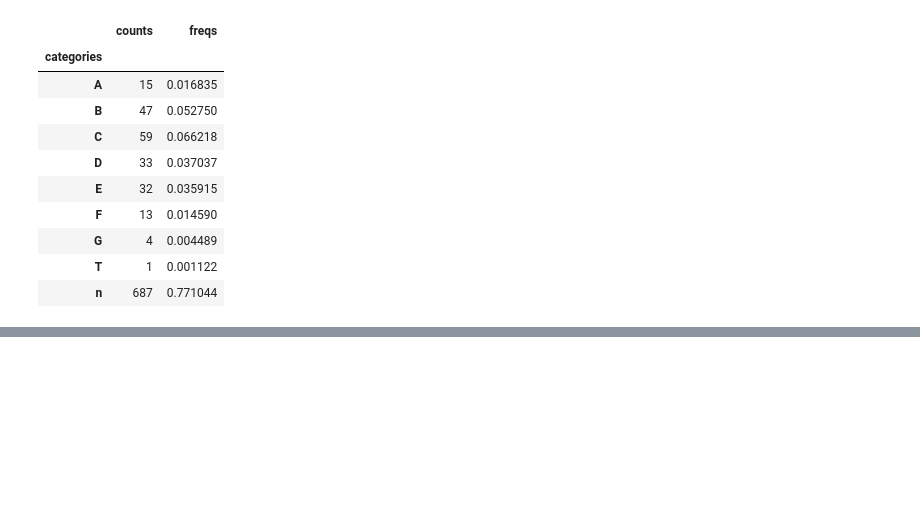
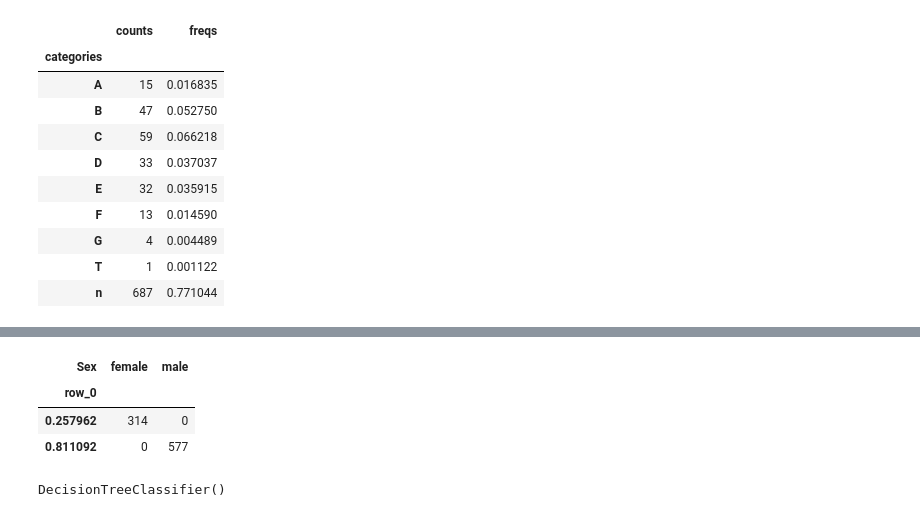
Before and after one commit to DanHuuTran/TitanicDecisionTree, a Jupyter notebook: titanic-analysis.ipynb, the cells around one changed output, grey strips where cells are left out. Cells and saved outputs as stored; diff of their text form; code cells hidden in the pictures; blank space fills up the shorter version.

```diff
--- a/titanic-analysis.ipynb
+++ b/titanic-analysis.ipynb
@@ -284,0 +354,13 @@ cabin_sur
+# %%
+# Initialize label encoder
+label_encoder = preprocessing.LabelEncoder()
+
+# Convert Sex variable to numeric
+encoded_sex = label_encoder.fit_transform(df["Sex"])
+
+# Initialize model
+tree_model = tree.DecisionTreeClassifier()
+
+# Train the model
+tree_model.fit(X = pd.DataFrame(encoded_sex),
+               y = df["Survived"])
@@ -284,0 +377,20 @@ cabin_sur
+# %%
+# Get survival probability
+preds = tree_model.predict_proba(X = pd.DataFrame(encoded_sex))
+
+pd.crosstab(preds[:,0], df["Sex"])
+# %% [output]
+| Sex | female | male |
+| row_0 |  |  |
+| 0.257962 | 314 | 0 |
+| 0.811092 | 0 | 577 |
+# %%
+#Adding another variable, to the model and make a dataframe with the sex variable
+
+predictors = pd.DataFrame([encoded_sex, df["Pclass"]]).T
+
+#Train the model
+tree_model.fit(X = predictors,
+              y = df["Survived"])
+# %% [output]
+DecisionTreeClassifier()
```
Also changed, not shown: parts of 36 cells of this notebook.
